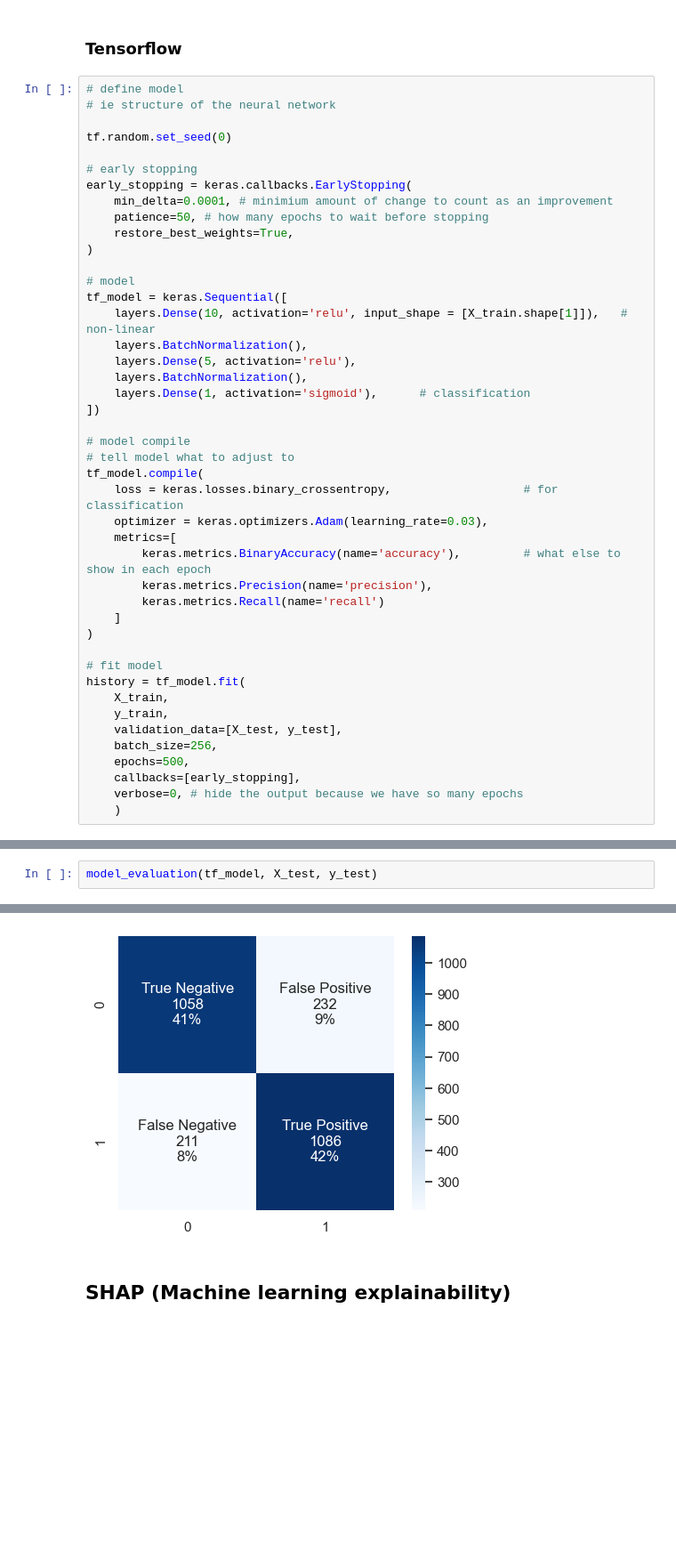
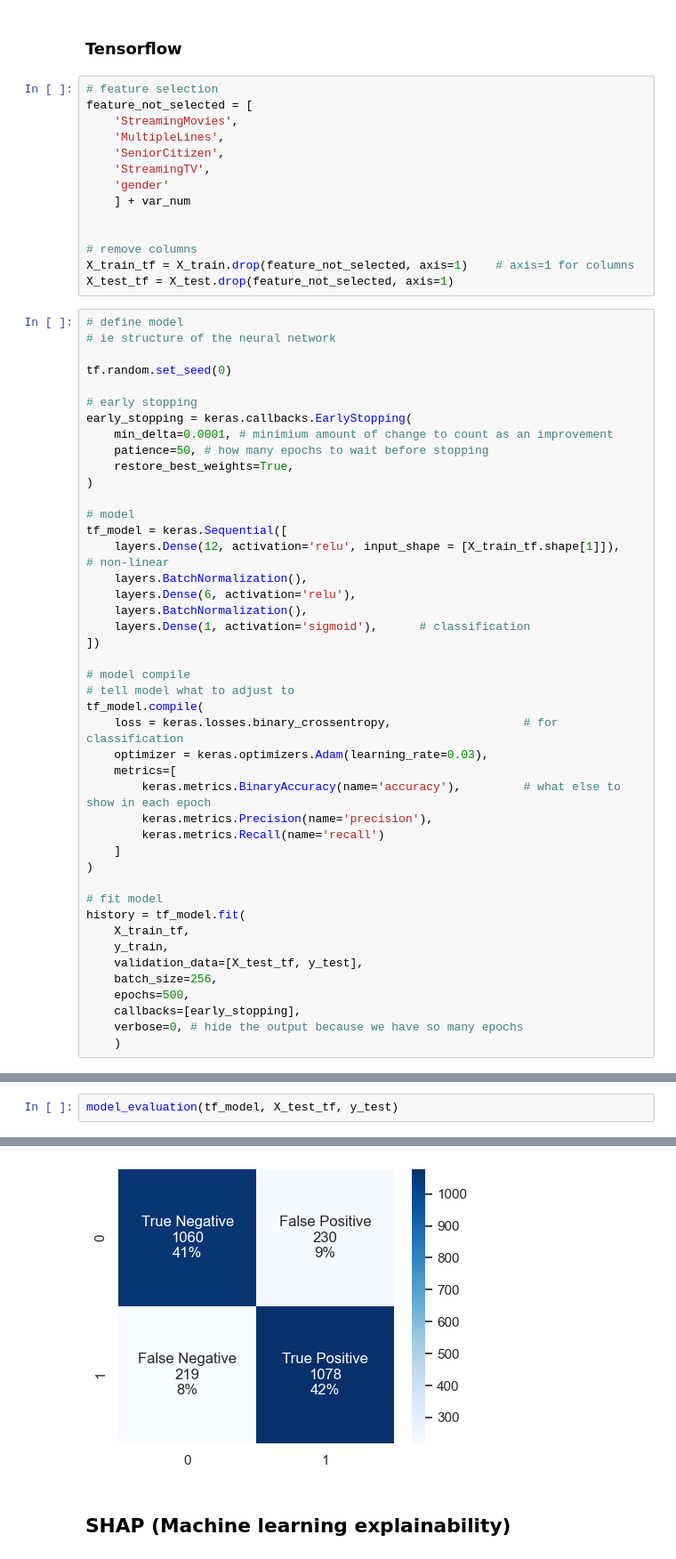
Before and after one commit to Lavinialau/Telecom-churn, a Jupyter notebook: 01_code/0_summary.ipynb, the cells around one changed output, grey strips where cells are left out. Shown at 89% size. Cells and saved outputs as stored; diff of their text form; blank space fills up the shorter version.

```diff
--- a/01_code/0_summary.ipynb
+++ b/01_code/0_summary.ipynb
@@ -645,5 +650,19 @@ eli5.show_weights(perm, top=no_of_features, feature_names = X_test_rf.columns.to
 # %% [markdown]
 ### Tensorflow
+# %%
+# feature selection
+feature_not_selected = [
+    'StreamingMovies',
+    'MultipleLines',
+    'SeniorCitizen',
+    'StreamingTV',
+    'gender'
+    ] + var_num
+
+
+# remove columns
+X_train_tf = X_train.drop(feature_not_selected, axis=1)    # axis=1 for columns
+X_test_tf = X_test.drop(feature_not_selected, axis=1)
 # %%
 # define model
 # ie structure of the neural network
@@ -659,9 +678,9 @@ early_stopping = keras.callbacks.EarlyStopping(
 
 # model
 tf_model = keras.Sequential([
-    layers.Dense(10, activation='relu', input_shape = [X_train.shape[1]]),   # non-linear
+    layers.Dense(12, activation='relu', input_shape = [X_train_tf.shape[1]]),   # non-linear
     layers.BatchNormalization(),
-    layers.Dense(5, activation='relu'),
+    layers.Dense(6, activation='relu'),
     layers.BatchNormalization(),
     layers.Dense(1, activation='sigmoid'),      # classification
 ])
@@ -680,9 +699,9 @@ tf_model.compile(
 
 # fit model
 history = tf_model.fit(
-    X_train,
+    X_train_tf,
     y_train,
-    validation_data=[X_test, y_test],
+    validation_data=[X_test_tf, y_test],
     batch_size=256,
     epochs=500,
     callbacks=[early_stopping],
@@ -708,5 +727,5 @@ Best Validation Accuracy: 0.8376
 # %%
-model_evaluation(tf_model, X_test, y_test)
+model_evaluation(tf_model, X_test_tf, y_test)
 # %% [output]
 81/81 [==============================] - 0s 2ms/step
 Accuracy score:
@@ -720,8 +739,8 @@ Classification matrix:
 
     accuracy                           0.83      2587
    macro avg       0.83      0.83      0.83      2587
 weighted avg       0.83      0.83      0.83      2587
-[figure, old version]
+[figure, new version]
 # %% [markdown]
 ## SHAP (Machine learning explainability)
 # %% [markdown]
```
Also changed, not shown: parts of 20 cells of this notebook.
